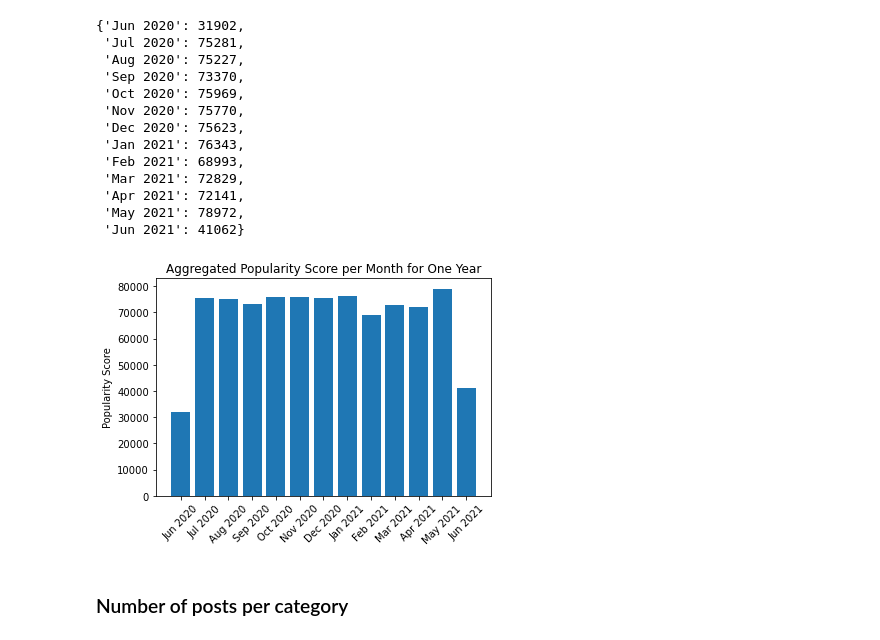
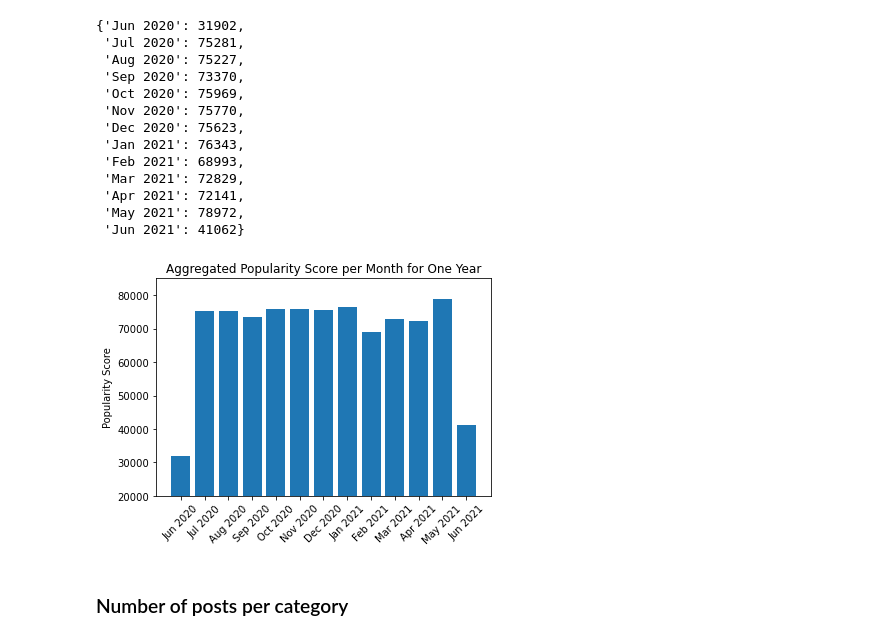
Before and after one commit to AnthonyCusi/Accenture-Virtual-Internship, a Jupyter notebook: acenture_data.ipynb, the cells around one changed output. Drawn from its saved outputs; the diff is of its cells as text; code cells hidden in the pictures.

```diff
--- a/acenture_data.ipynb
+++ b/acenture_data.ipynb
@@ -245,12 +245,13 @@ monthly_scores
 # %%
 plt.bar(monthly_scores.keys(), monthly_scores.values())
 plt.title('Aggregated Popularity Score per Month for One Year')
 plt.ylabel('Popularity Score')
 plt.xticks(rotation='45')
+plt.ylim(20000, 85000)
 
 plt.show()
 # %% [output]
-[figure, old version]
+[figure, new version]
 # %% [markdown]
 ### Number of posts per category
 # %%
```
Also changed, not shown: parts of 4 cells of this notebook.
